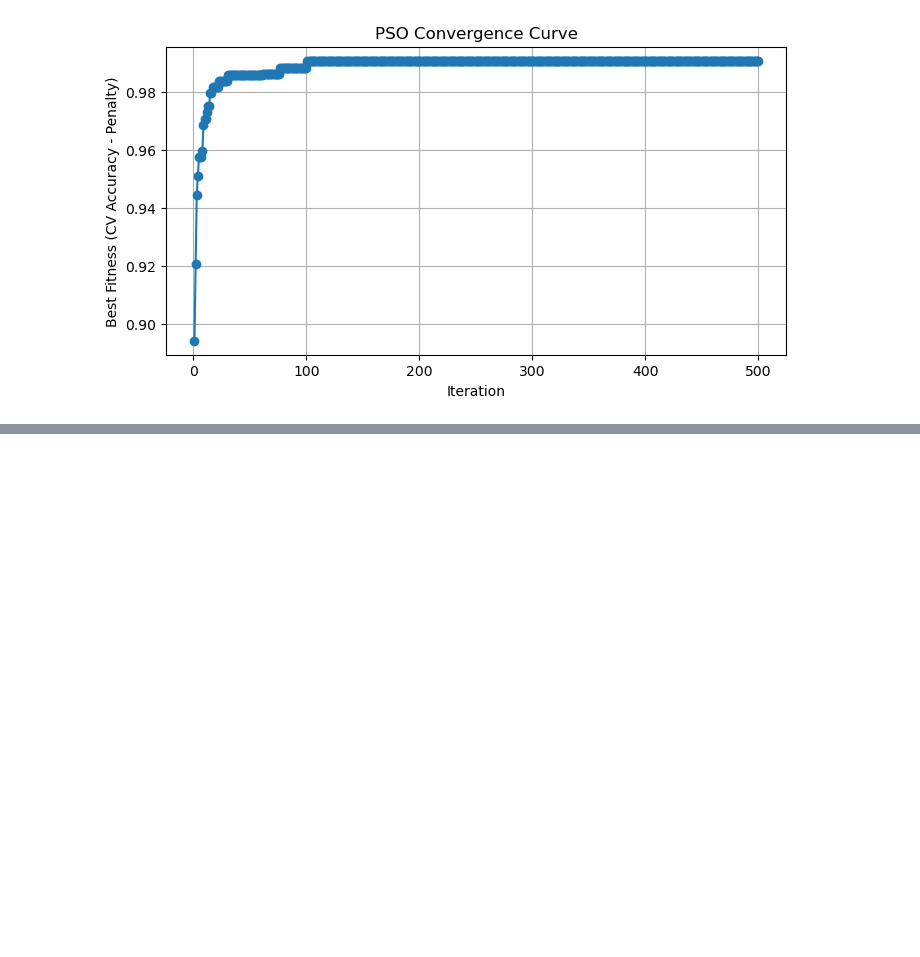
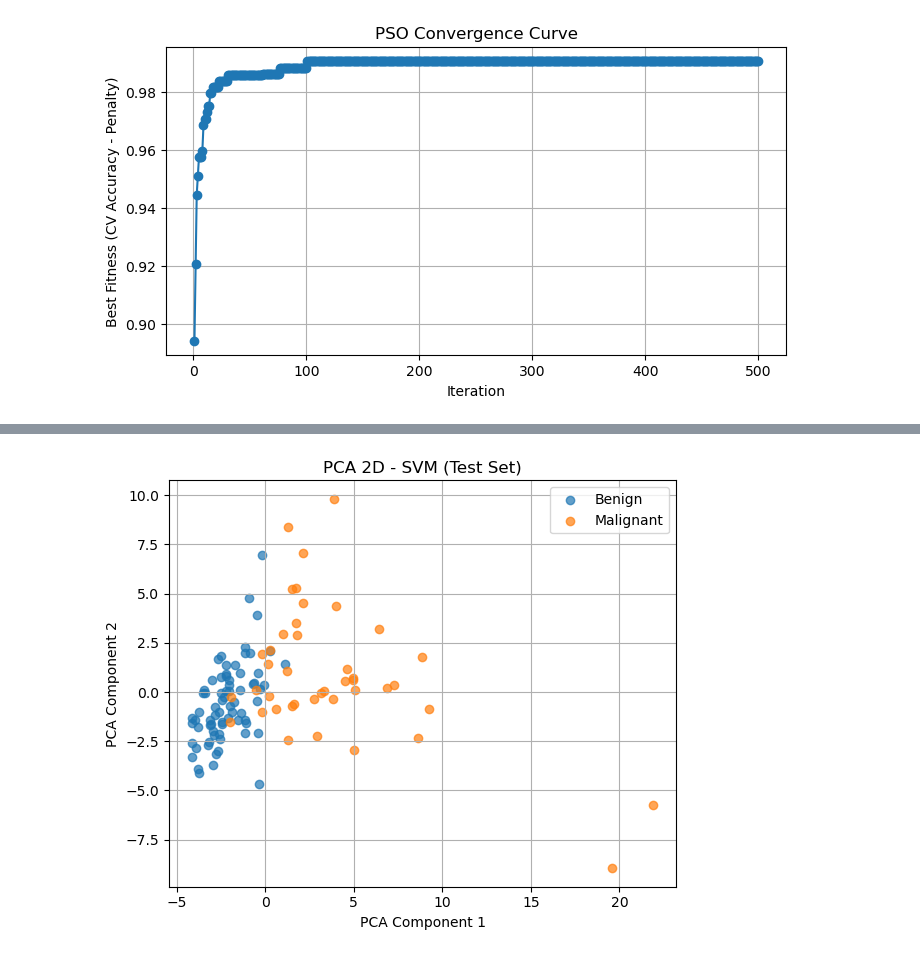
Before and after one commit to Elan34W/Breast-Cancer-SVM-with-PSO, a Jupyter notebook: main/Program.ipynb, the cells around one changed output, grey strips where cells are left out. Saved outputs shown, nothing was run; the diff lists cells and outputs as text; code cells hidden in the pictures; blank space fills up the shorter version.

```diff
--- a/main/Program.ipynb
+++ b/main/Program.ipynb
@@ -455,0 +494,25 @@ plt.show()
+# %%
+# ------------------ 12. PCA 2D Visualization (Test Set) ------------------
+
+pca = PCA(n_components=2, random_state=RANDOM_SEED)
+X_test_pca = pca.fit_transform(X_test_std)
+# %%
+plt.figure(figsize=(6,5))
+
+for label, color, name in [(0, 'green', 'Benign'), (1, 'red', 'Malignant')]:
+    plt.scatter(
+        X_test_pca[y_test == label, 0],
+        X_test_pca[y_test == label, 1],
+        label=name,
+        alpha=0.7
+    )
+
+plt.xlabel("PCA Component 1")
+plt.ylabel("PCA Component 2")
+plt.title("PCA 2D - SVM (Test Set)")
+plt.legend()
+plt.grid(True)
+plt.tight_layout()
+plt.show()
+# %% [output]
+[figure, added]
```
Also changed, not shown: parts of 3 cells of this notebook.
